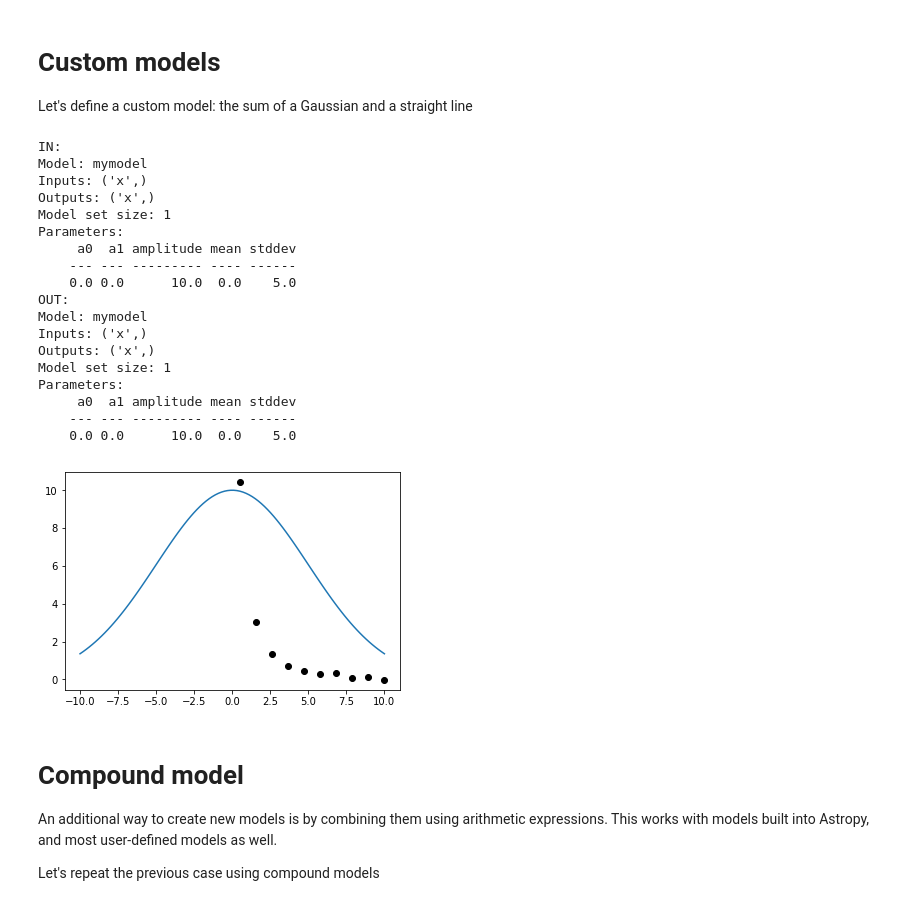
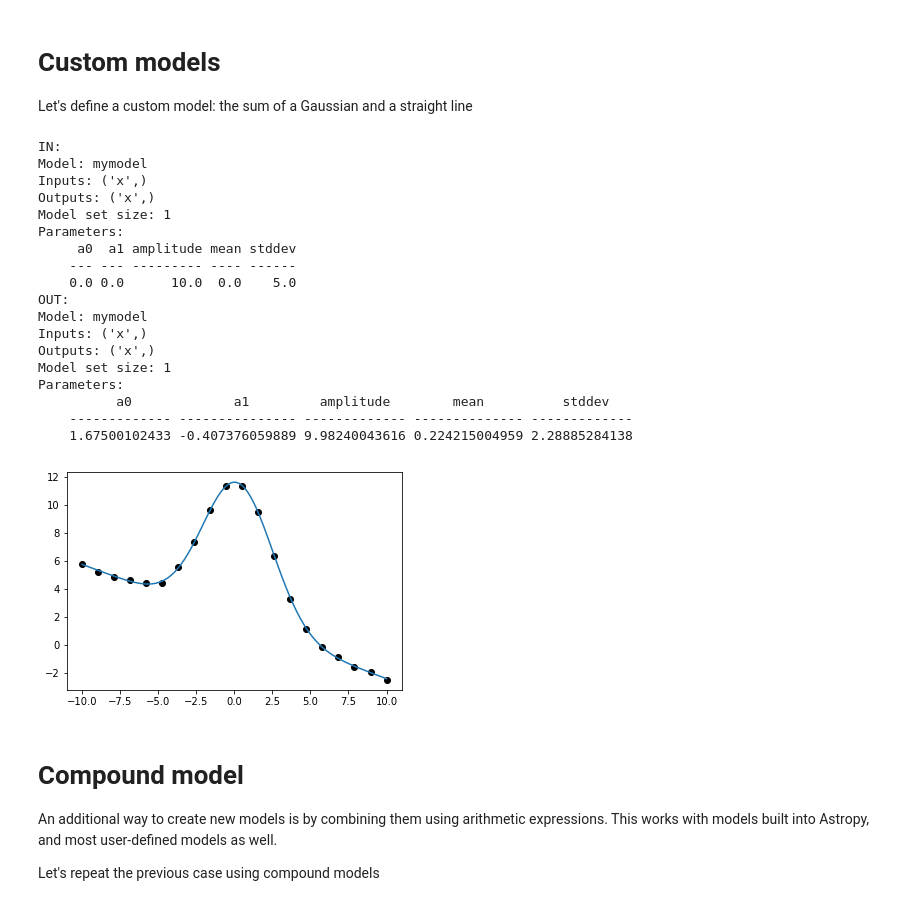
Before and after one commit to eleonoraalei/2018-01-16, a Jupyter notebook: fitting.ipynb, the cells around one changed output. Saved outputs shown, nothing was run; the diff lists cells and outputs as text; code cells hidden in the pictures.

```diff
--- a/fitting.ipynb
+++ b/fitting.ipynb
@@ -351,44 +351,44 @@ data_sigma=.1
 x=np.linspace(-10,10,npts)
 
 f=mymodel(a0=a0,a1=a1,amplitude=amplitude, mean=mean, stddev=stddev)
-y=f_init(x)+np.random.normal(loc=0,scale=data_sigma,size=npts)
+y=f(x)+np.random.normal(loc=0,scale=data_sigma,size=npts)
 
 f_init = mymodel(a0=0,a1=0,amplitude=10, mean=0, stddev=5)
 
 fit_g = fitting.LevMarLSQFitter()
 f_fit = fit_g(f_init, x, y)
 
 print ("IN:")
 print (f_init)
 print ("OUT:")
 print (f_fit)
 xfit=(np.linspace(x.min(),x.max(),100))
 yfit=f_fit(xfit)
 
 fig,ax=plt.subplots()
 
 ax.plot(x,y,'ok');
 ax.plot(xfit,yfit);
 # %% [output]
 IN:
 Model: mymodel
 Inputs: ('x',)
 Outputs: ('x',)
 Model set size: 1
 Parameters:
      a0  a1 amplitude mean stddev
     --- --- --------- ---- ------
     0.0 0.0      10.0  0.0    5.0
 OUT:
 Model: mymodel
 Inputs: ('x',)
 Outputs: ('x',)
 Model set size: 1
 Parameters:
-     a0  a1 amplitude mean stddev
-    --- --- --------- ---- ------
-    0.0 0.0      10.0  0.0    5.0
+          a0             a1         amplitude        mean          stddev
+    ------------- --------------- ------------- -------------- -------------
+    1.67500102433 -0.407376059889 9.98240043616 0.224215004959 2.28885284138
-[figure, old version]
+[figure, new version]
 # %% [markdown]
 # Compound model
 An additional way to create new models is by combining them using arithmetic expressions. This works with models built into Astropy, and most user-defined models as well.
```
Also changed, not shown: parts of 3 cells of this notebook.
